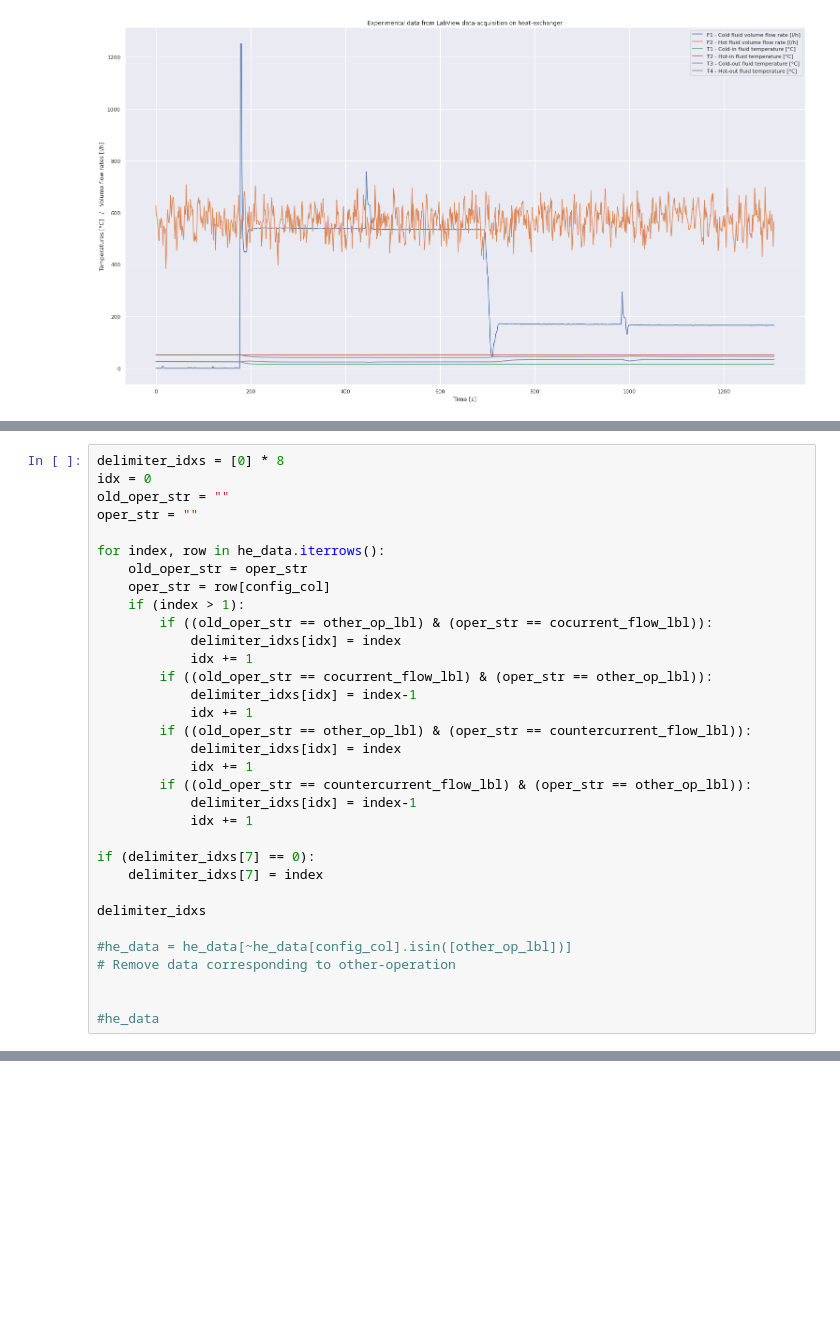
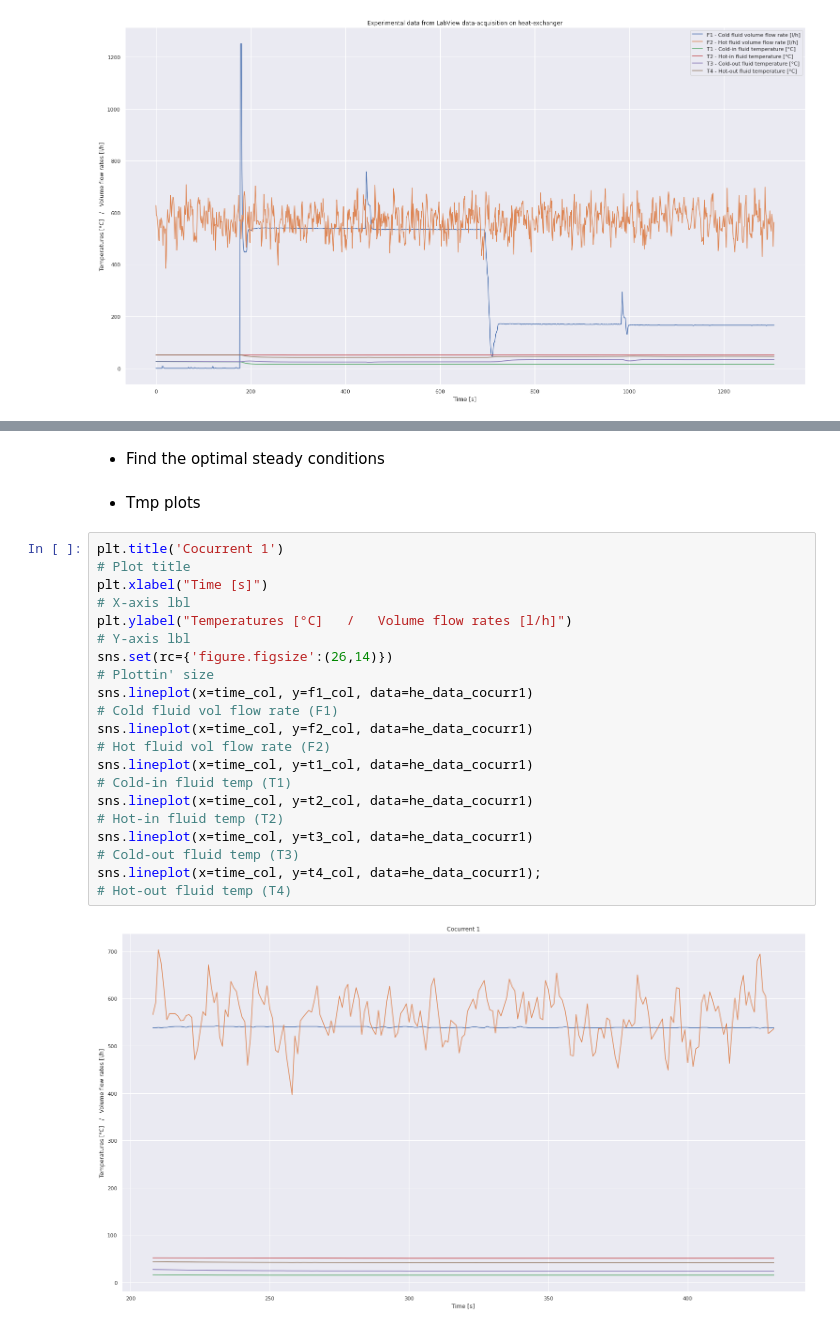
Before and after one commit to CristianMerli/DataAnalysis, a Jupyter notebook: data_analysis/python/dataset_management.ipynb, the cells around one changed output, grey strips where cells are left out. Cells and saved outputs as stored; diff of their text form; blank space fills up the shorter version.

Commit message:
Data splitted

```diff
--- a/data_analysis/python/dataset_management.ipynb
+++ b/data_analysis/python/dataset_management.ipynb
@@ -93,32 +94,0 @@ sns.lineplot(x=time_col, y=t4_col, data=he_data, label='T4 - Hot-out fluid tempe
-# %%
-delimiter_idxs = [0] * 8
-idx = 0
-old_oper_str = ""
-oper_str = ""
-
-for index, row in he_data.iterrows():
-    old_oper_str = oper_str
-    oper_str = row[config_col]
-    if (index > 1):
-        if ((old_oper_str == other_op_lbl) & (oper_str == cocurrent_flow_lbl)):
-            delimiter_idxs[idx] = index
-            idx += 1
-        if ((old_oper_str == cocurrent_flow_lbl) & (oper_str == other_op_lbl)):
-            delimiter_idxs[idx] = index-1
-            idx += 1
-        if ((old_oper_str == other_op_lbl) & (oper_str == countercurrent_flow_lbl)):
-            delimiter_idxs[idx] = index
-            idx += 1
-        if ((old_oper_str == countercurrent_flow_lbl) & (oper_str == other_op_lbl)):
-            delimiter_idxs[idx] = index-1
-            idx += 1
-
-if (delimiter_idxs[7] == 0):
-    delimiter_idxs[7] = index
-
-delimiter_idxs
-
-#he_data = he_data[~he_data[config_col].isin([other_op_lbl])]                                            # Remove data corresponding to other-operation
-
-
-#he_data
@@ -126,0 +131,17 @@ delimiter_idxs
+# %% [markdown]
+* Find the optimal steady conditions
+# %% [markdown]
+* Tmp plots
+# %%
+plt.title('Cocurrent 1')                                                                                # Plot title
+plt.xlabel("Time [s]")                                                                                  # X-axis lbl
+plt.ylabel("Temperatures [°C]   /   Volume flow rates [l/h]")                                           # Y-axis lbl
+sns.set(rc={'figure.figsize':(26,14)})                                                                  # Plottin' size
+sns.lineplot(x=time_col, y=f1_col, data=he_data_cocurr1)                                                # Cold fluid vol flow rate (F1)
+sns.lineplot(x=time_col, y=f2_col, data=he_data_cocurr1)                                                # Hot fluid vol flow rate (F2)
+sns.lineplot(x=time_col, y=t1_col, data=he_data_cocurr1)                                                # Cold-in fluid temp (T1)
+sns.lineplot(x=time_col, y=t2_col, data=he_data_cocurr1)                                                # Hot-in fluid temp (T2)
+sns.lineplot(x=time_col, y=t3_col, data=he_data_cocurr1)                                                # Cold-out fluid temp (T3)
+sns.lineplot(x=time_col, y=t4_col, data=he_data_cocurr1);                                               # Hot-out fluid temp (T4)
+# %% [output]
+[figure, added]
```
Also changed, not shown: parts of 14 cells of this notebook.
